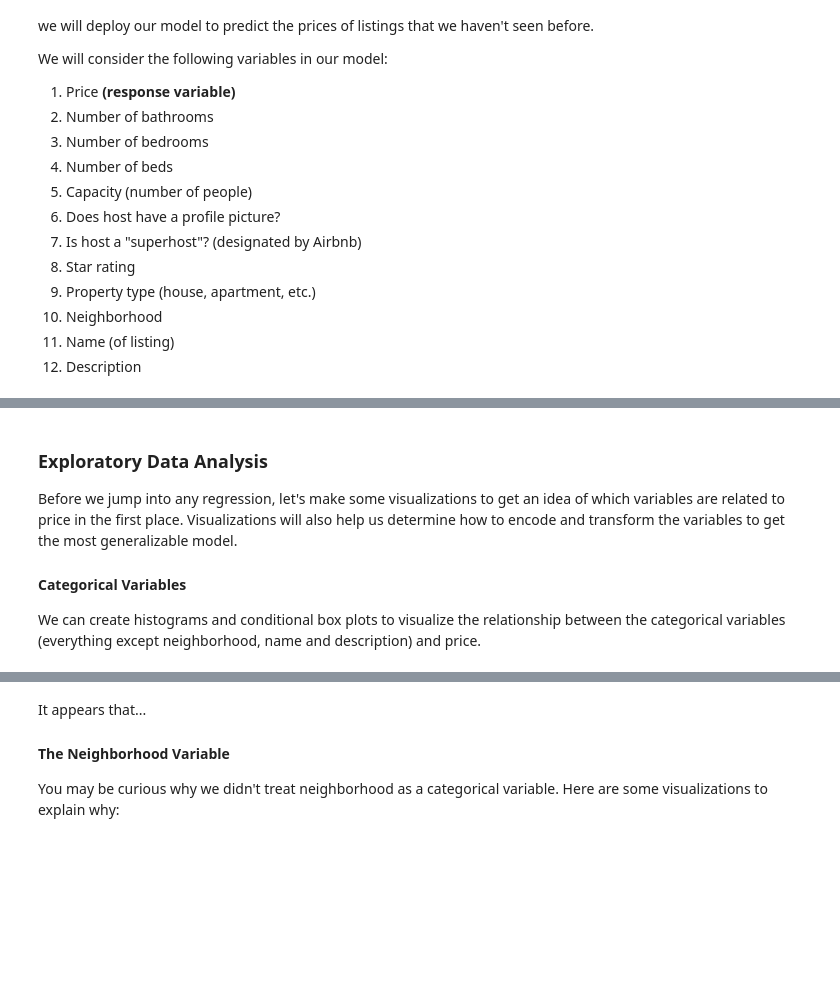
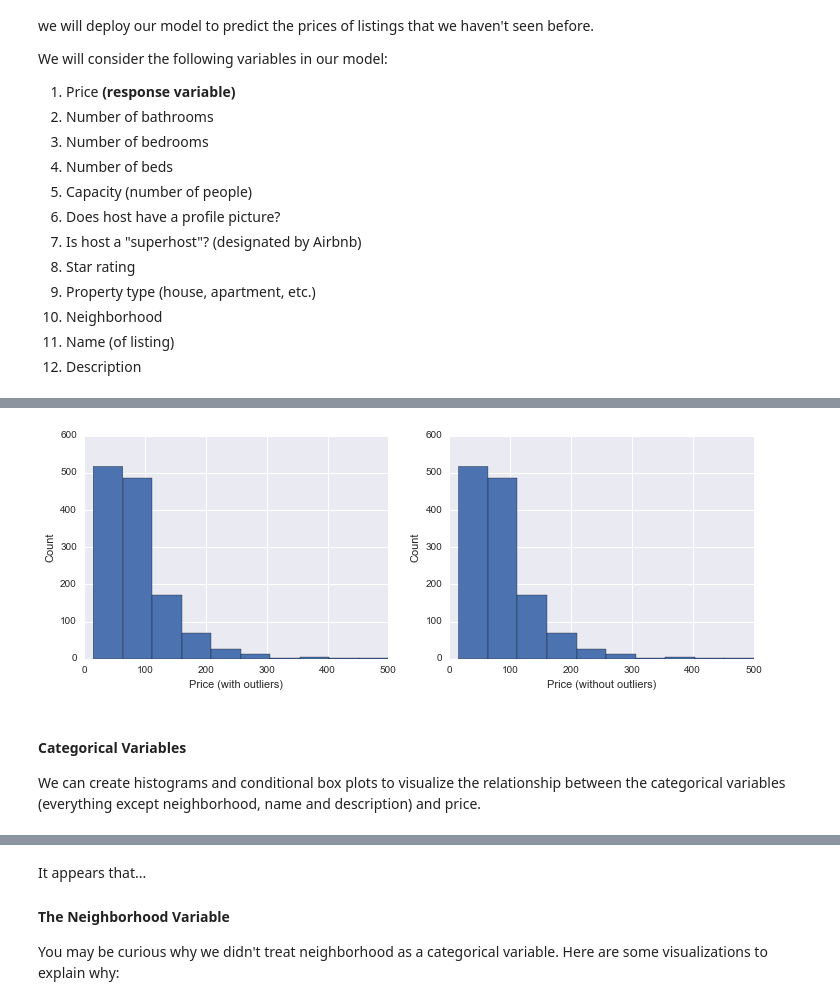
Before and after one commit to shouvikmani/AirbnbDataAnalysis, a Jupyter notebook: Analyzing_Airbnb_in_New_York_City.ipynb, the cells around one changed output, grey strips where cells are left out. Saved outputs shown, nothing was run; the diff lists cells and outputs as text; code cells hidden in the pictures; blank space fills up the shorter version.

```diff
--- a/Analyzing_Airbnb_in_New_York_City.ipynb
+++ b/Analyzing_Airbnb_in_New_York_City.ipynb
@@ -188,8 +199,27 @@ We will consider the following variables in our model:
+# %%
+def plotHistogram(airbnbDF, name, xlabel):
+    allValues = airbnbDF[name].dropna()
+    plt.hist(allValues)
+    plt.xlabel(xlabel)
+    plt.ylabel('Count')
+
+plt.figure(figsize=(12,4))
+plt.subplot(1, 2, 1)
+name = 'price'
+xlabel = 'Price (with outliers)'
+plotHistogram(airbnbDF, name, xlabel)
+
+# Remove outliers (prices over $600)
+plt.subplot(1, 2, 2)
+outliersDF = airbnbDF[airbnbDF['price'] > 600]
+airbnbDF = airbnbDF[airbnbDF['price'] < 600]
+airbnbDF = airbnbDF.reset_index(drop=True)
+
+xlabel = 'Price (without outliers)'
+plotHistogram(airbnbDF, name, xlabel)
+# %% [output]
+[figure, added]
 # %% [markdown]
-### Exploratory Data Analysis
-
-Before we jump into any regression, let's make some visualizations to get an idea of which variables are related to price in the first place. Visualizations will also help us determine how to encode and transform the variables to get the most generalizable model.
-
 #### Categorical Variables
 We can create histograms and conditional box plots to visualize the relationship between the categorical variables (everything except neighborhood, name and description) and price.
 # %%
```
Also changed, not shown: parts of 33 cells of this notebook.
